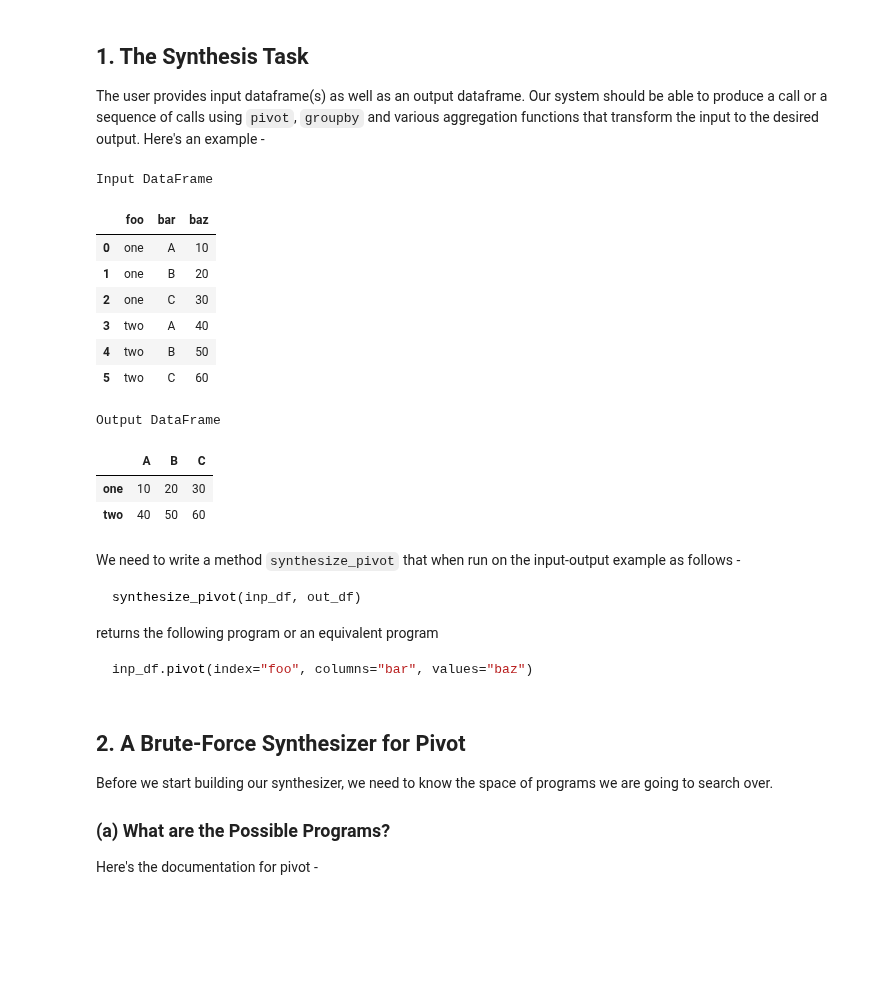
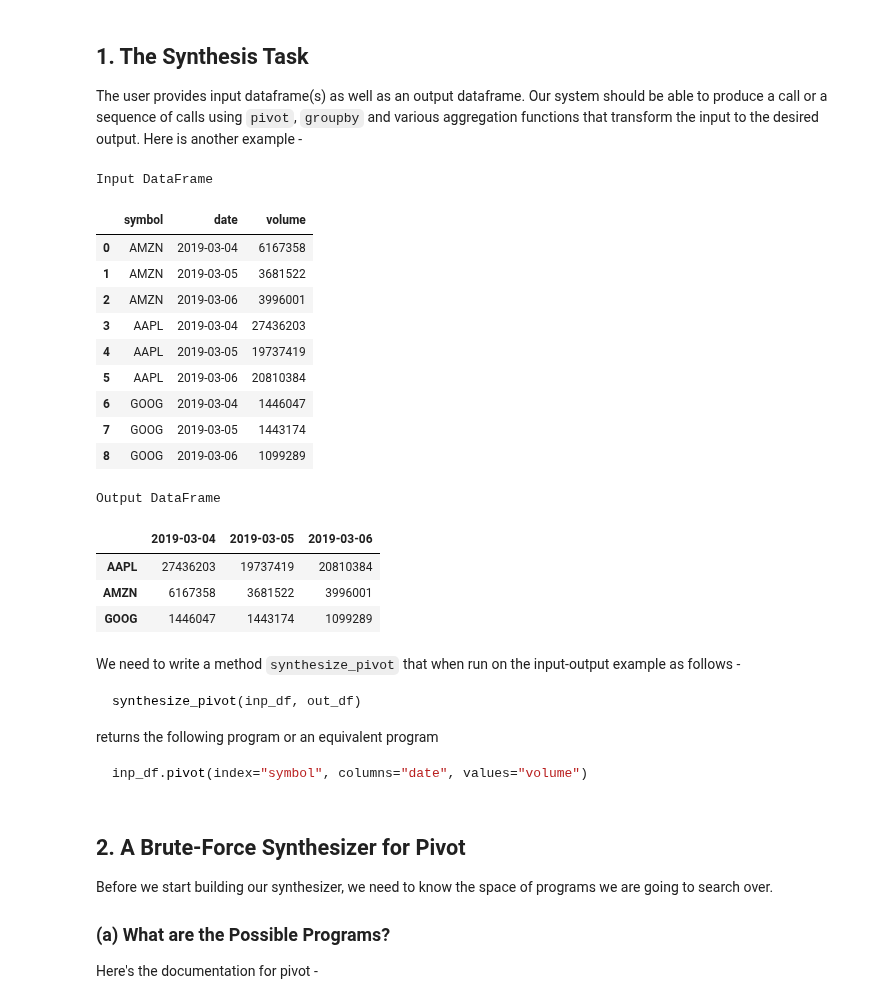
Before and after one commit to ucbrise/risecamp, a Jupyter notebook: autopandas/tutorial/AutoPandas-Pivot-Tutorial.ipynb, the cells around one changed output. Cells and saved outputs as stored; diff of their text form; code cells hidden in the pictures; blank space fills up the shorter version.

````diff
--- a/autopandas/tutorial/AutoPandas-Pivot-Tutorial.ipynb
+++ b/autopandas/tutorial/AutoPandas-Pivot-Tutorial.ipynb
@@ -23,41 +35,47 @@ We will be using the the abstractions provided by Atlas and in doing so, we hope
 # %% [markdown]
 ## 1. The Synthesis Task
 
-The user provides input dataframe(s) as well as an output dataframe. Our system should be able to produce a call or a sequence of calls using `pivot`, `groupby` and various aggregation functions that transform the input to the desired output. Here's an example -
+The user provides input dataframe(s) as well as an output dataframe. Our system should be able to produce a call or a sequence of calls using `pivot`, `groupby` and various aggregation functions that transform the input to the desired output. Here is another example -
-# %%
-import pandas as pd
-from IPython.display import display
-
-inp_df = pd.DataFrame({
-  'foo': ['one', 'one', 'one', 'two', 'two', 'two'],
-  'bar': ['A', 'B', 'C', 'A', 'B', 'C'],
-  'baz': [10, 20, 30, 40, 50, 60],
-})
-
-out_df = pd.DataFrame({
-    'A': {'one': 10, 'two': 40},
-    'B': {'one': 20, 'two': 50},
-    'C': {'one': 30, 'two': 60}
-})
-
-print("Input DataFrame")
-display(inp_df)
-
-print("Output DataFrame")
-display(out_df)
-# %% [output]
-Input DataFrame
-|  | foo | bar | baz |
-| 0 | one | A | 10 |
-| 1 | one | B | 20 |
-| 2 | one | C | 30 |
-| 3 | two | A | 40 |
-| 4 | two | B | 50 |
-| 5 | two | C | 60 |
-Output DataFrame
-|  | A | B | C |
-| one | 10 | 20 | 30 |
-| two | 40 | 50 | 60 |
+# %%
+import pandas as pd
+from IPython.display import display
+
+inp_df = pd.DataFrame({
+    'symbol': ['AMZN', 'AMZN', 'AMZN', 'AAPL', 'AAPL', 'AAPL', 'GOOG', 'GOOG', 'GOOG'],
+    'date': ['2019-03-04', '2019-03-05', '2019-03-06',
+             '2019-03-04', '2019-03-05', '2019-03-06',
+             '2019-03-04', '2019-03-05', '2019-03-06'],
+    'volume': [6167358, 3681522, 3996001, 27436203, 19737419, 20810384, 1446047, 1443174, 1099289]
+})
+
+out_df = pd.DataFrame({
+ '2019-03-04': {'AAPL': 27436203, 'AMZN': 6167358, 'GOOG': 1446047},
+ '2019-03-05': {'AAPL': 19737419, 'AMZN': 3681522, 'GOOG': 1443174},
+ '2019-03-06': {'AAPL': 20810384, 'AMZN': 3996001, 'GOOG': 1099289}
+})
+
+print("Input DataFrame")
+display(inp_df)
+
+print("Output DataFrame")
+display(out_df)
+# %% [output]
+Input DataFrame
+|  | symbol | date | volume |
+| 0 | AMZN | 2019-03-04 | 6167358 |
+| 1 | AMZN | 2019-03-05 | 3681522 |
+| 2 | AMZN | 2019-03-06 | 3996001 |
+| 3 | AAPL | 2019-03-04 | 27436203 |
+| 4 | AAPL | 2019-03-05 | 19737419 |
+| 5 | AAPL | 2019-03-06 | 20810384 |
+| 6 | GOOG | 2019-03-04 | 1446047 |
+| 7 | GOOG | 2019-03-05 | 1443174 |
+| 8 | GOOG | 2019-03-06 | 1099289 |
+Output DataFrame
+|  | 2019-03-04 | 2019-03-05 | 2019-03-06 |
+| AAPL | 27436203 | 19737419 | 20810384 |
+| AMZN | 6167358 | 3681522 | 3996001 |
+| GOOG | 1446047 | 1443174 | 1099289 |
 # %% [markdown]
 We need to write a method `synthesize_pivot` that when run on the input-output example as follows -
 
@@ -68,7 +86,7 @@ synthesize_pivot(inp_df, out_df)
 returns the following program or an equivalent program
 
 ```python
-inp_df.pivot(index="foo", columns="bar", values="baz")
+inp_df.pivot(index="symbol", columns="date", values="volume")
 ```
 # %% [markdown]
 ## 2. A Brute-Force Synthesizer for Pivot
````
Also changed, not shown: parts of 25 cells of this notebook.
